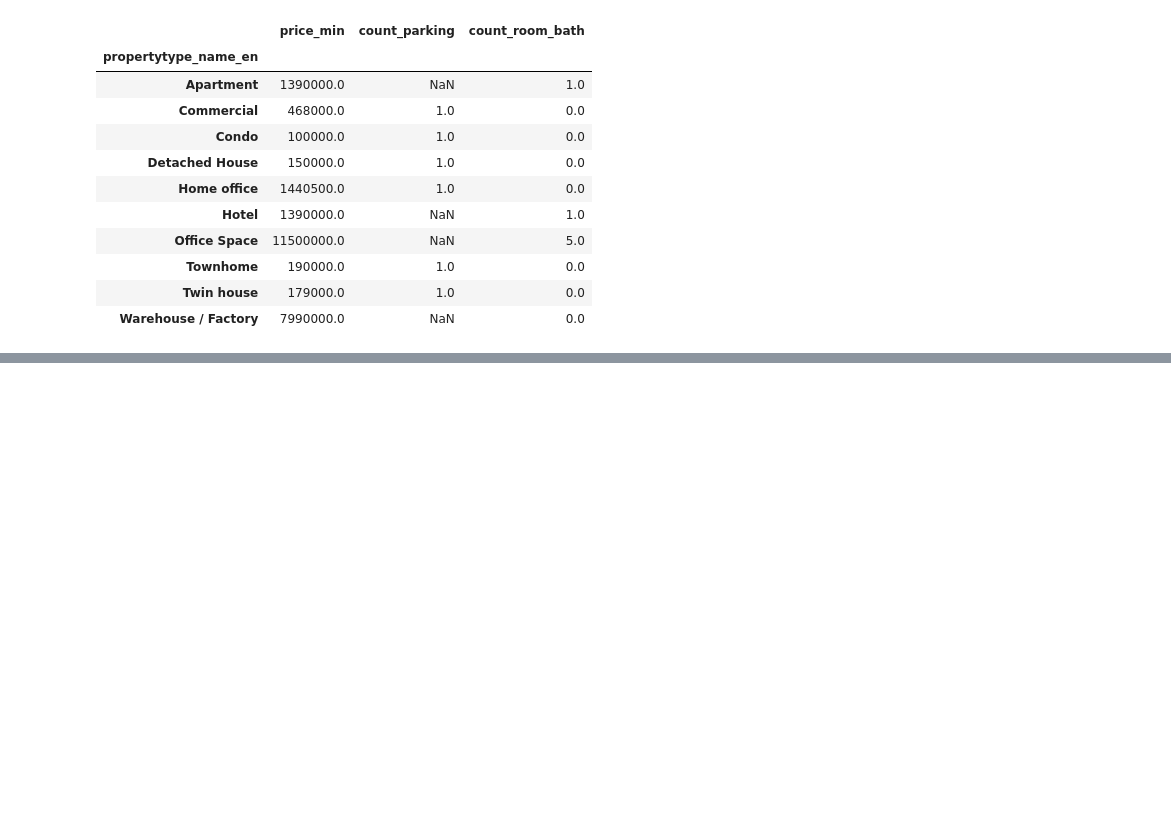
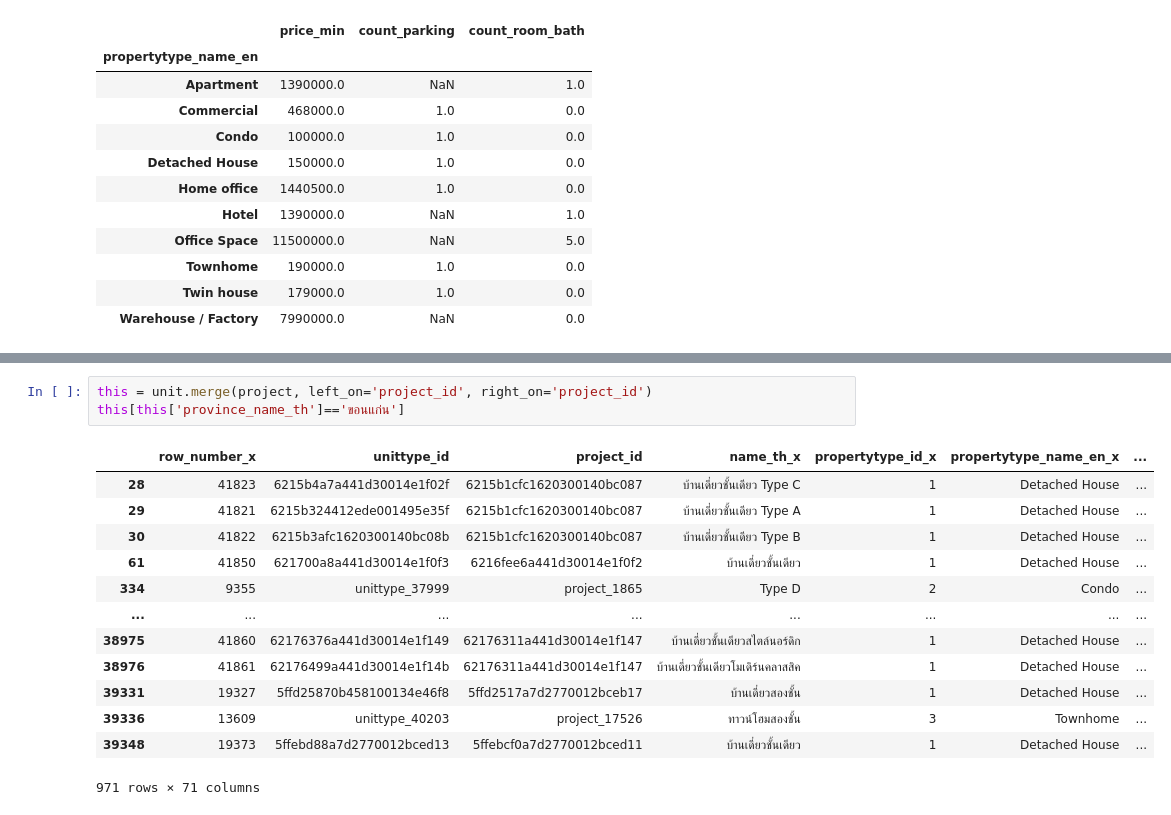
Before and after one commit to supatsara2002/BasicProg_DataViz65, a Jupyter notebook: pandas101.ipynb, the cells around one changed output, grey strips where cells are left out. Saved outputs shown, nothing was run; the diff lists cells and outputs as text; blank space fills up the shorter version.

```diff
--- a/pandas101.ipynb
+++ b/pandas101.ipynb
@@ -475,0 +610,17 @@ unit.groupby(['propertytype_name_en']).min()[['price_min','count_parking','count
+# %%
+this = unit.merge(project, left_on='project_id', right_on='project_id')
+this[this['province_name_th']=='ขอนแก่น']
+# %% [output]
+|  | row_number_x | unittype_id | project_id | name_th_x | propertytype_id_x | propertytype_name_en_x | ... |
+| 28 | 41823 | 6215b4a7a441d30014e1f02f | 6215b1cfc1620300140bc087 | บ้านเดี่ยวชั้นเดียว Type C | 1 | Detached House | ... |
+| 29 | 41821 | 6215b324412ede001495e35f | 6215b1cfc1620300140bc087 | บ้านเดี่ยวชั้นเดียว Type A | 1 | Detached House | ... |
+| 30 | 41822 | 6215b3afc1620300140bc08b | 6215b1cfc1620300140bc087 | บ้านเดี่ยวชั้นเดียว Type B | 1 | Detached House | ... |
+| 61 | 41850 | 621700a8a441d30014e1f0f3 | 6216fee6a441d30014e1f0f2 | บ้านเดี่ยวชั้นเดียว | 1 | Detached House | ... |
+| 334 | 9355 | unittype_37999 | project_1865 | Type D | 2 | Condo | ... |
+| ... | ... | ... | ... | ... | ... | ... | ... |
+| 38975 | 41860 | 62176376a441d30014e1f149 | 62176311a441d30014e1f147 | บ้านเดี่ยวชั้นเดียวสไตล์นอร์ดิก | 1 | Detached House | ... |
+| 38976 | 41861 | 62176499a441d30014e1f14b | 62176311a441d30014e1f147 | บ้านเดี่ยวชั้นเดียวโมเดิร์นคลาสสิค | 1 | Detached House | ... |
+| 39331 | 19327 | 5ffd25870b458100134e46f8 | 5ffd2517a7d2770012bceb17 | บ้านเดี่ยวสองชั้น | 1 | Detached House | ... |
+| 39336 | 13609 | unittype_40203 | project_17526 | ทาวน์โฮมสองชั้น | 3 | Townhome | ... |
+| 39348 | 19373 | 5ffebd88a7d2770012bced13 | 5ffebcf0a7d2770012bced11 | บ้านเดี่ยวชั้นเดียว | 1 | Detached House | ... |
+971 rows × 71 columns
```
Also changed, not shown: parts of 40 cells of this notebook.
